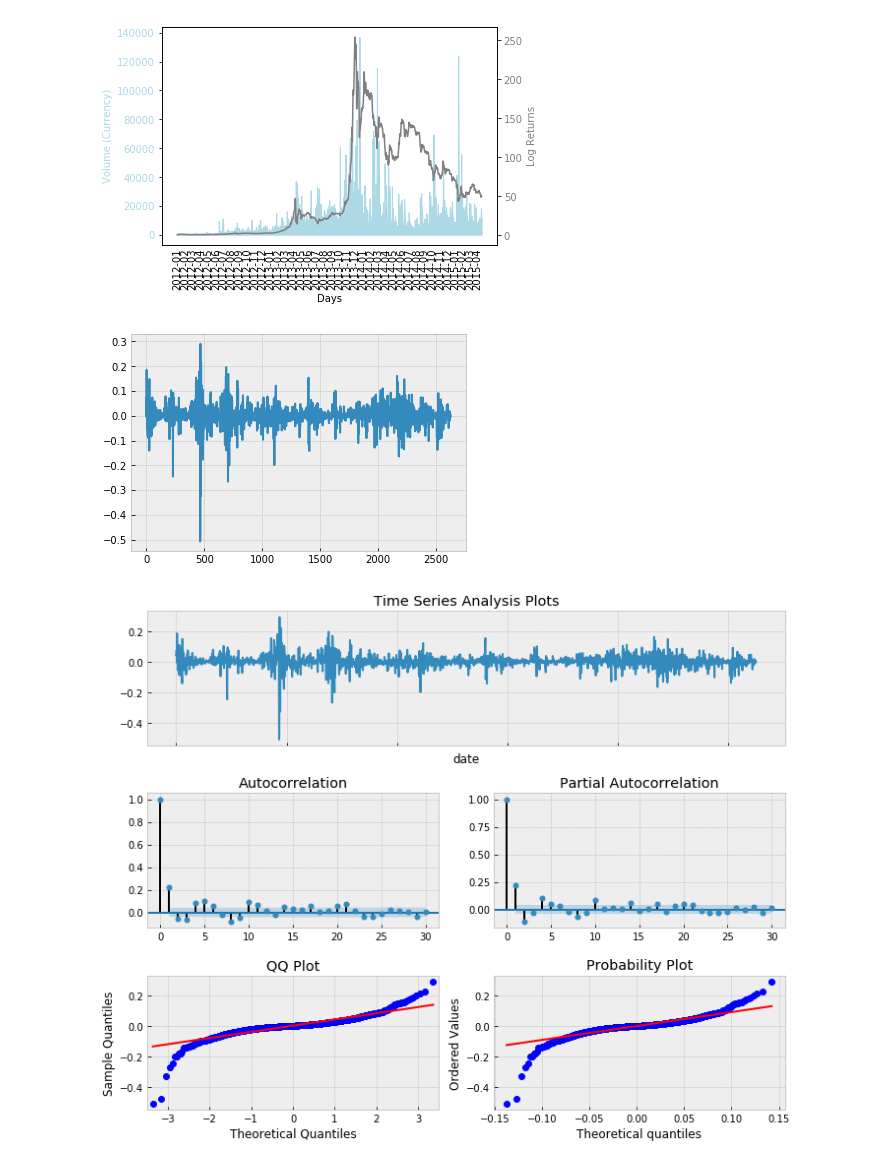
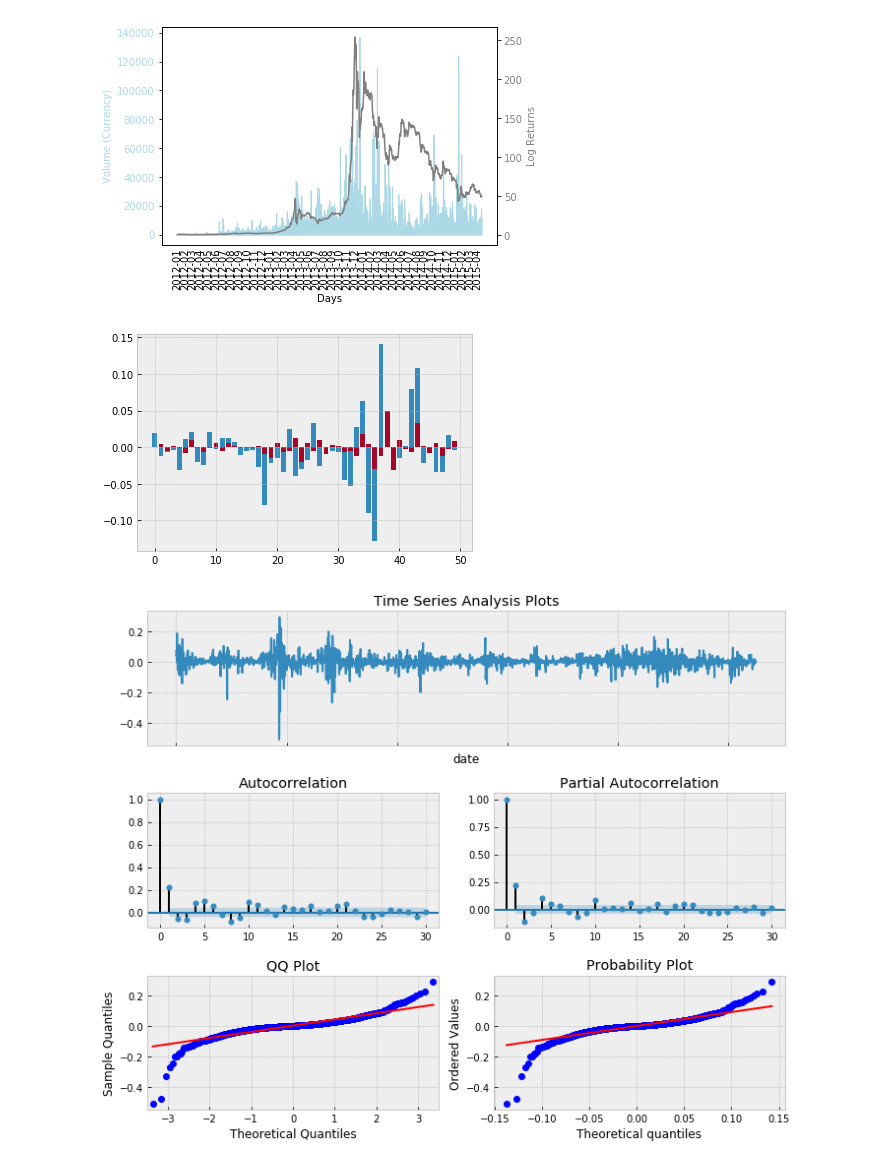
Before and after one commit to yigitmertol/Time_Series_Forecasting, a Jupyter notebook: ARMA_model/ARIMA.ipynb, the cells around one changed output. Drawn from its saved outputs; the diff is of its cells as text; code cells hidden in the pictures.

```diff
--- a/ARMA_model/bitstamp_1min_ARIMA.ipynb
+++ b/ARMA_model/ARIMA.ipynb
@@ -157,9 +157,10 @@ def tsplot(y, lags=None, figsize=(10, 8), style='bmh'):
     return
 # %%
 with plt.style.context('bmh'):
-    plt.plot(lrets)
+    plt.bar(range(50), lrets[750:2000][:50])
+    plt.bar(range(50), best_mdl.predict()[:50])
 # %% [output]
-[figure, old version]
+[figure, new version]
 # %%
 
 
```
Also changed, not shown: parts of 12 cells of this notebook.
